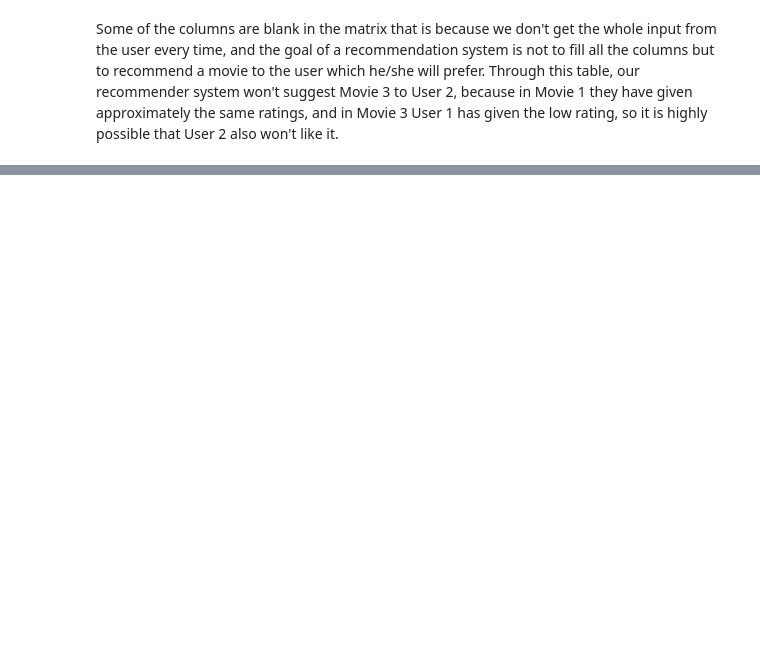
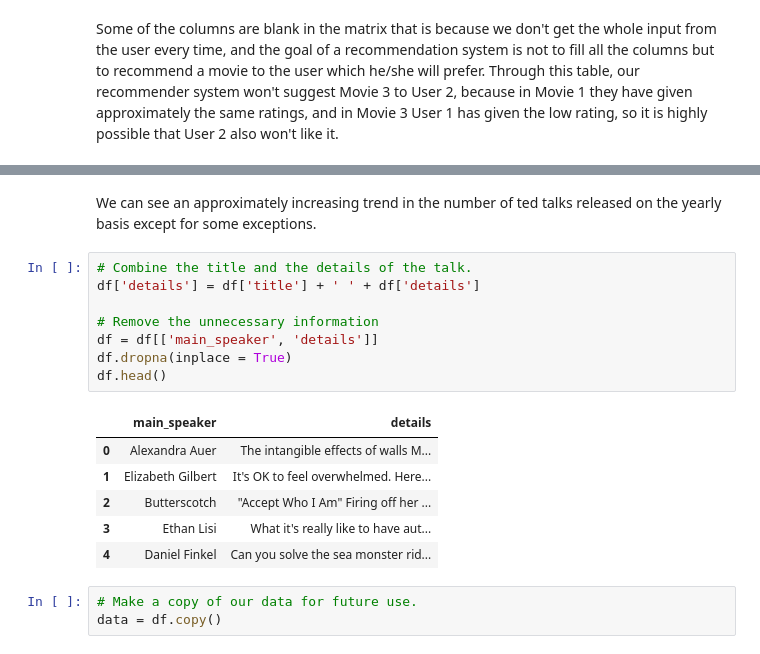
Before and after one commit to alexrodpas/ML-Projects, a Jupyter notebook: TED-Talks-RecSys.ipynb, the cells around one changed output, grey strips where cells are left out. Drawn from its saved outputs; the diff is of its cells as text; blank space fills up the shorter version.

```diff
--- a/TED-Talks-RecSys.ipynb
+++ b/TED-Talks-RecSys.ipynb
@@ -69,0 +149,20 @@ warnings.filterwarnings('ignore')
+# %% [markdown]
+We can see an approximately increasing trend in the number of ted talks released on the yearly basis except for some exceptions.
+# %%
+# Combine the title and the details of the talk.
+df['details'] = df['title'] + ' ' + df['details']
+
+# Remove the unnecessary information
+df = df[['main_speaker', 'details']]
+df.dropna(inplace = True)
+df.head()
+# %% [output]
+|  | main_speaker | details |
+| 0 | Alexandra Auer | The intangible effects of walls M... |
+| 1 | Elizabeth Gilbert | It's OK to feel overwhelmed. Here... |
+| 2 | Butterscotch | "Accept Who I Am" Firing off her ... |
+| 3 | Ethan Lisi | What it's really like to have aut... |
+| 4 | Daniel Finkel | Can you solve the sea monster rid... |
+# %%
+# Make a copy of our data for future use.
+data = df.copy()
```
Also changed, not shown: parts of 34 cells of this notebook.
